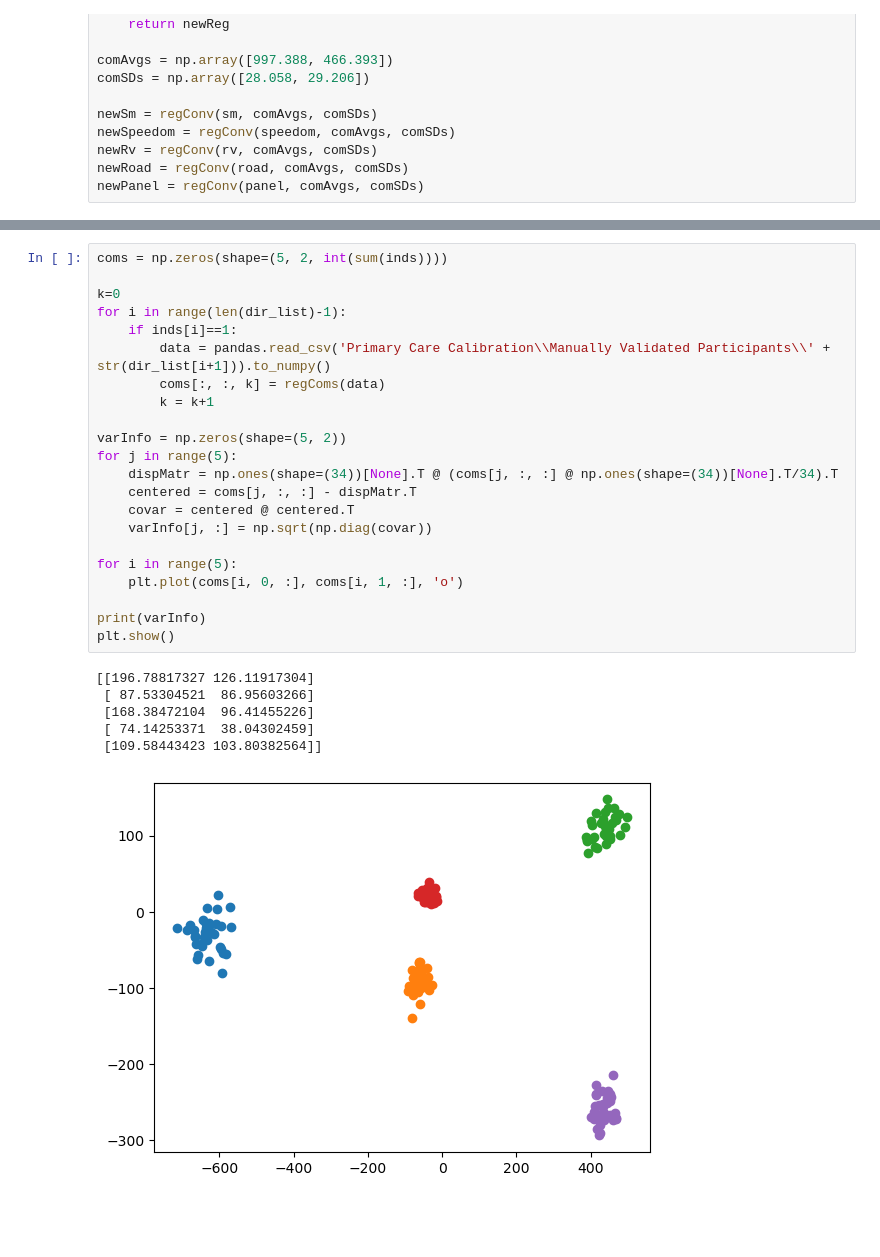
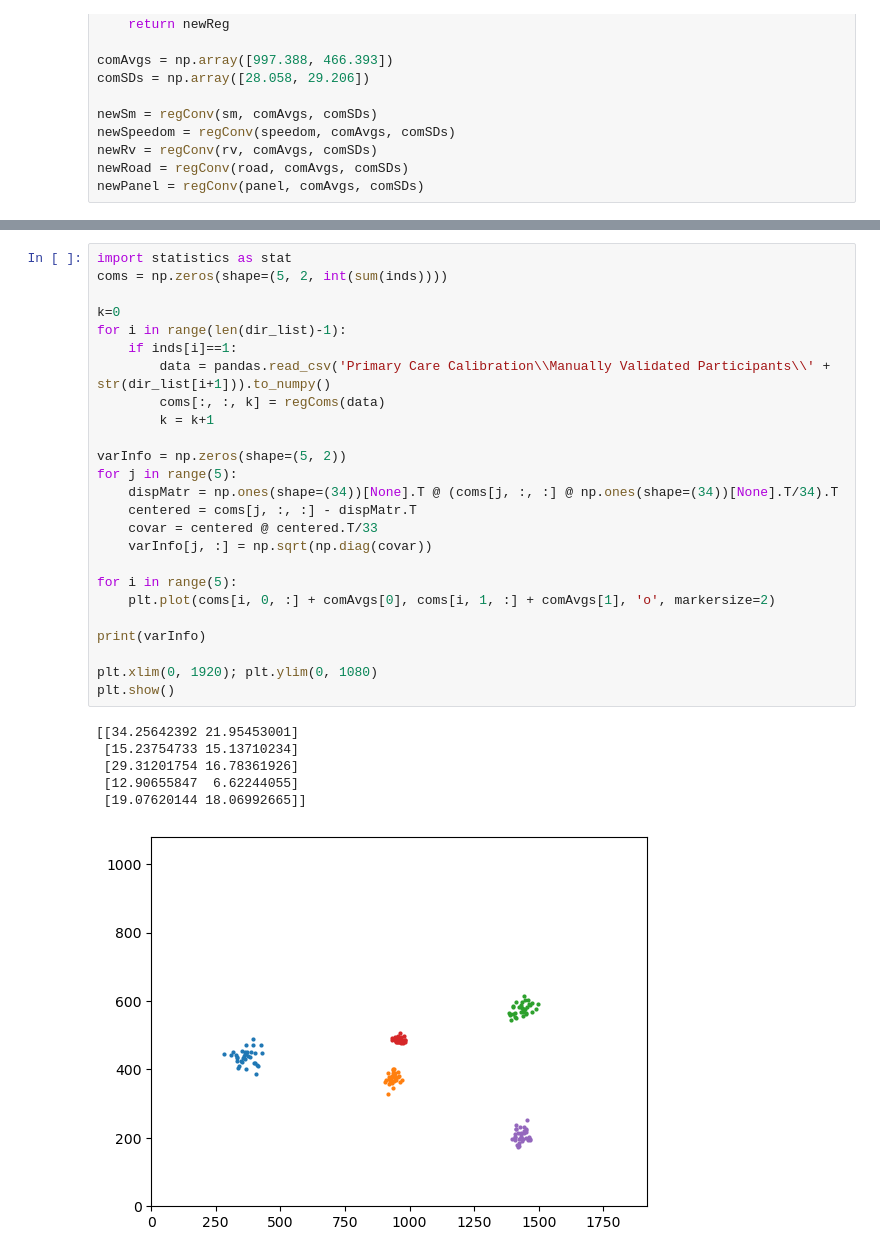
Before and after one commit to afishofsorts/eyeTrackingOffset, a Jupyter notebook: mockMethod.ipynb, the cells around one changed output, grey strips where cells are left out. Saved outputs shown, nothing was run; the diff lists cells and outputs as text; blank space fills up the shorter version.

```diff
--- a/mockMethod.ipynb
+++ b/mockMethod.ipynb
@@ -80,33 +79,36 @@ def regComs(data):
     return smAvgs, speedomAvgs, rvAvgs, roadAvgs, panelAvgs
 # %%
+import statistics as stat
 coms = np.zeros(shape=(5, 2, int(sum(inds))))
 
 k=0
 for i in range(len(dir_list)-1):
     if inds[i]==1:
         data = pandas.read_csv('Primary Care Calibration\\Manually Validated Participants\\' + str(dir_list[i+1])).to_numpy()
         coms[:, :, k] = regComs(data)
         k = k+1
 
 varInfo = np.zeros(shape=(5, 2))
 for j in range(5):
     dispMatr = np.ones(shape=(34))[None].T @ (coms[j, :, :] @ np.ones(shape=(34))[None].T/34).T
     centered = coms[j, :, :] - dispMatr.T
-    covar = centered @ centered.T
+    covar = centered @ centered.T/33
     varInfo[j, :] = np.sqrt(np.diag(covar))
 
 for i in range(5):
-    plt.plot(coms[i, 0, :], coms[i, 1, :], 'o')
+    plt.plot(coms[i, 0, :] + comAvgs[0], coms[i, 1, :] + comAvgs[1], 'o', markersize=2)
 
 print(varInfo)
+
+plt.xlim(0, 1920); plt.ylim(0, 1080)
 plt.show()
 # %% [output]
-[[196.78817327 126.11917304]
- [ 87.53304521  86.95603266]
- [168.38472104  96.41455226]
- [ 74.14253371  38.04302459]
- [109.58443423 103.80382564]]
+[[34.25642392 21.95453001]
+ [15.23754733 15.13710234]
+ [29.31201754 16.78361926]
+ [12.90655847  6.62244055]
+ [19.07620144 18.06992665]]
-[figure, old version]
+[figure, new version]
 # %%
 from sko.PSO import PSO
 import random
```
Also changed, not shown: parts of 4 cells of this notebook, 2 other files.
